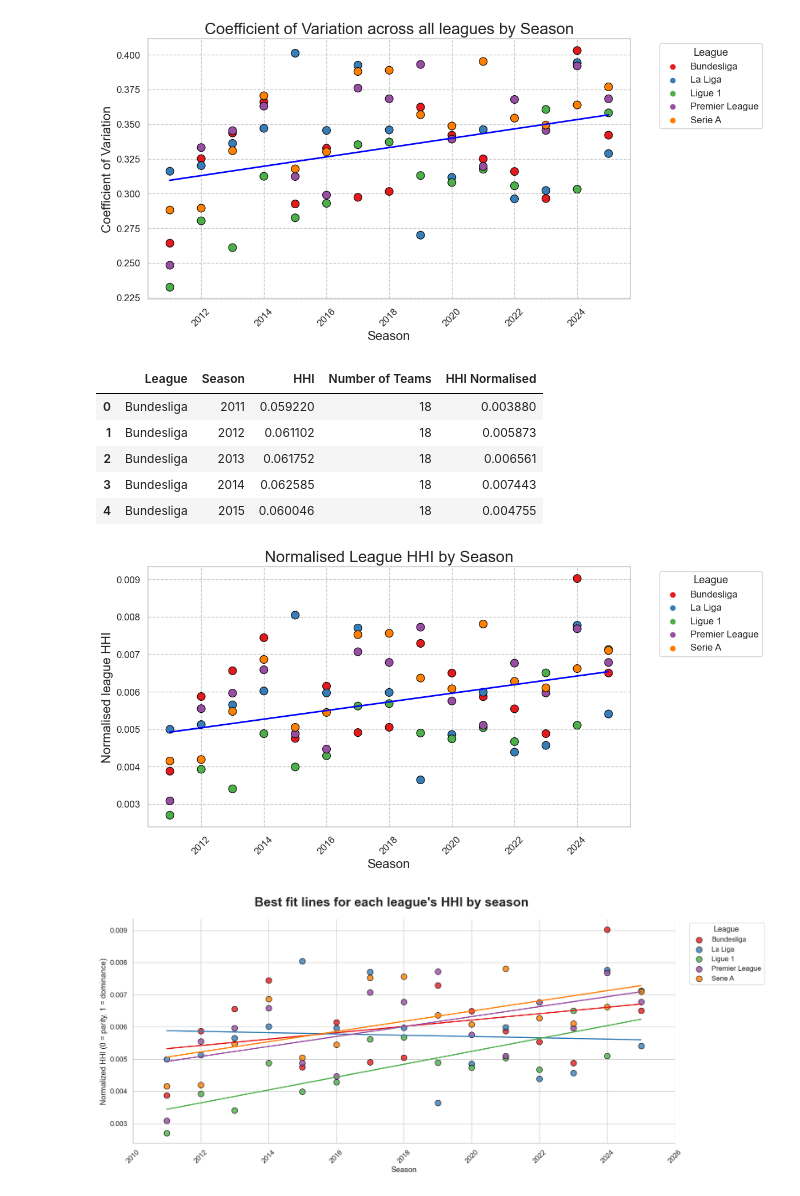
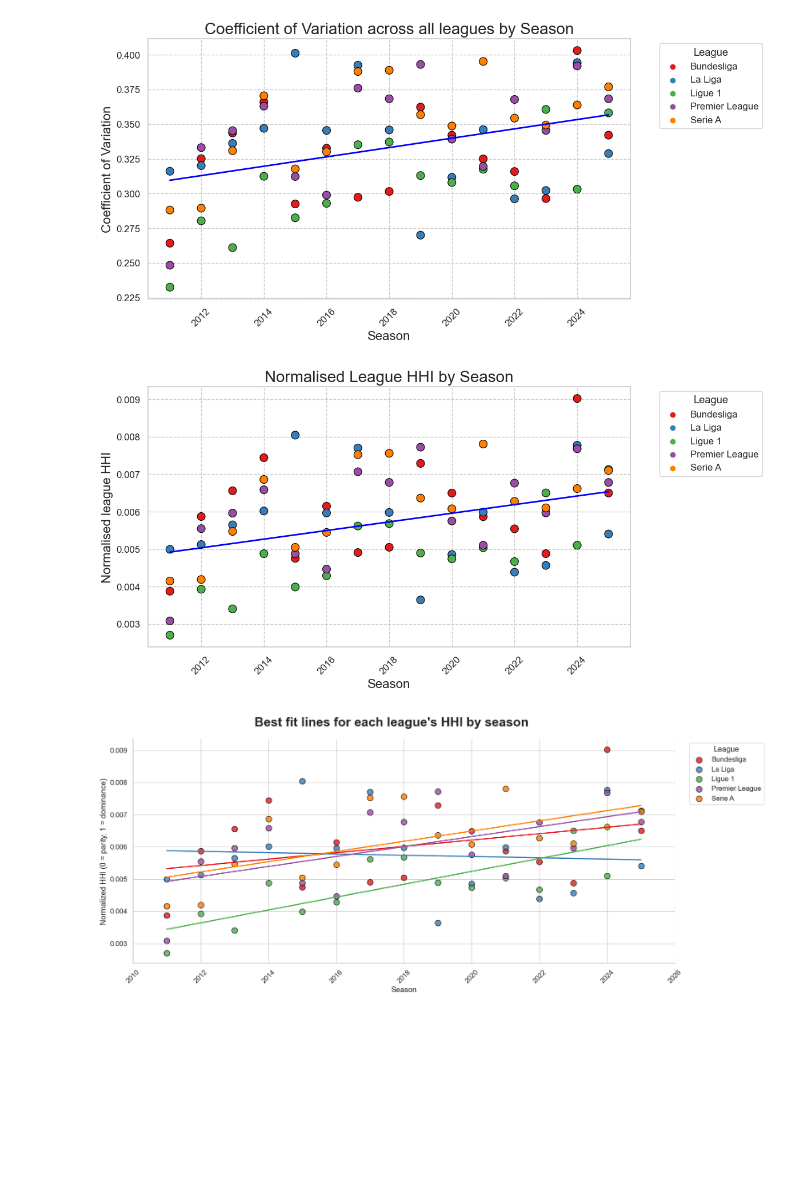
Before and after one commit to jackcann/empirical, a Jupyter notebook: project.ipynb, the cells around one changed output. Drawn from its saved outputs; the diff is of its cells as text; code cells hidden in the pictures; blank space fills up the shorter version.

```diff
--- a/project.ipynb
+++ b/project.ipynb
@@ -464,63 +274,54 @@ plt.show()
 # %%
 #Get total points per league and season
 df['Total Points']=df.groupby(['League', 'Season'])['Points'].transform('sum')
 
 #Calculate HHI
 #Create new columns necessary for calculation
 df['Points Share']=df['Points']/df['Total Points']
 df['Points Share Squared']=df['Points Share']**2
 
 #Sum points
 hhi_df=df.groupby(['League', 'Season'])['Points Share Squared'].sum().reset_index()
 hhi_df.rename(columns={'Points Share Squared': 'HHI'}, inplace=True)
 
 #Normalise HHI for number of teams in a league
 #Get Number of teams per league and season
 team_count=df.groupby(['League', 'Season'])['Team'].nunique().reset_index()
 team_count.rename(columns={'Team': 'Number of Teams'}, inplace=True)
 
 #Merge HHI with team count
 hhi_df = hhi_df.merge(team_count, on=['League', 'Season'])
 
 #Get normalised HHI
 hhi_df['HHI Normalised']=(hhi_df['HHI']-1/
                           hhi_df['Number of Teams'])/(1-1/hhi_df['Number of Teams'])
-hhi_df.head()
+#Plot HHI
+plt.figure(figsize=(12, 6))
+
+#Plot line of best fit, using robust to reduce effect of outliers
+sns.regplot(data=hhi_df, x='Season', y='HHI Normalised',
+            line_kws={'color': 'blue', 'linewidth': 2},
+            robust=True, ci=False)
+
+#Add scatter plot
+sns.scatterplot(data=hhi_df, x='Season', y='HHI Normalised',
+                hue='League', palette='Set1', s=100, edgecolor='black')
+
+#Label
+plt.title('Normalised League HHI by Season'
+          , fontsize=20)
+plt.xlabel('Season', fontsize=16)
+plt.ylabel('Normalised league HHI', fontsize=16)
+plt.xticks(rotation=45)
+plt.legend(title='League', bbox_to_anchor=(1.05, 1))
+
+#For neatness
+plt.grid(True, linestyle='--')
+plt.tight_layout()
+
+plt.show()
 # %% [output]
-|  | League | Season | HHI | Number of Teams | HHI Normalised |
-| 0 | Bundesliga | 2011 | 0.059220 | 18 | 0.003880 |
-| 1 | Bundesliga | 2012 | 0.061102 | 18 | 0.005873 |
-| 2 | Bundesliga | 2013 | 0.061752 | 18 | 0.006561 |
-| 3 | Bundesliga | 2014 | 0.062585 | 18 | 0.007443 |
-| 4 | Bundesliga | 2015 | 0.060046 | 18 | 0.004755 |
+[figure, added]
-# %%
-#Plot HHI
-plt.figure(figsize=(12, 6))
-
-#Plot line of best fit, using robust to reduce effect of outliers
-sns.regplot(data=hhi_df, x='Season', y='HHI Normalised',
-            line_kws={'color': 'blue', 'linewidth': 2},
-            robust=True, ci=False)
-
-#Add scatter plot
-sns.scatterplot(data=hhi_df, x='Season', y='HHI Normalised',
-                hue='League', palette='Set1', s=100, edgecolor='black')
-
-#Label
-plt.title('Normalised League HHI by Season'
-          , fontsize=20)
-plt.xlabel('Season', fontsize=16)
-plt.ylabel('Normalised league HHI', fontsize=16)
-plt.xticks(rotation=45)
-plt.legend(title='League', bbox_to_anchor=(1.05, 1))
-
-#For neatness
-plt.grid(True, linestyle='--')
-plt.tight_layout()
-
-plt.show()
-# %% [output]
-[figure, removed]
 # %%
 #Plot line of best fit for each league's HHI
 #lm plot to allow for hue
```
Also changed, not shown: parts of 7 cells of this notebook.
